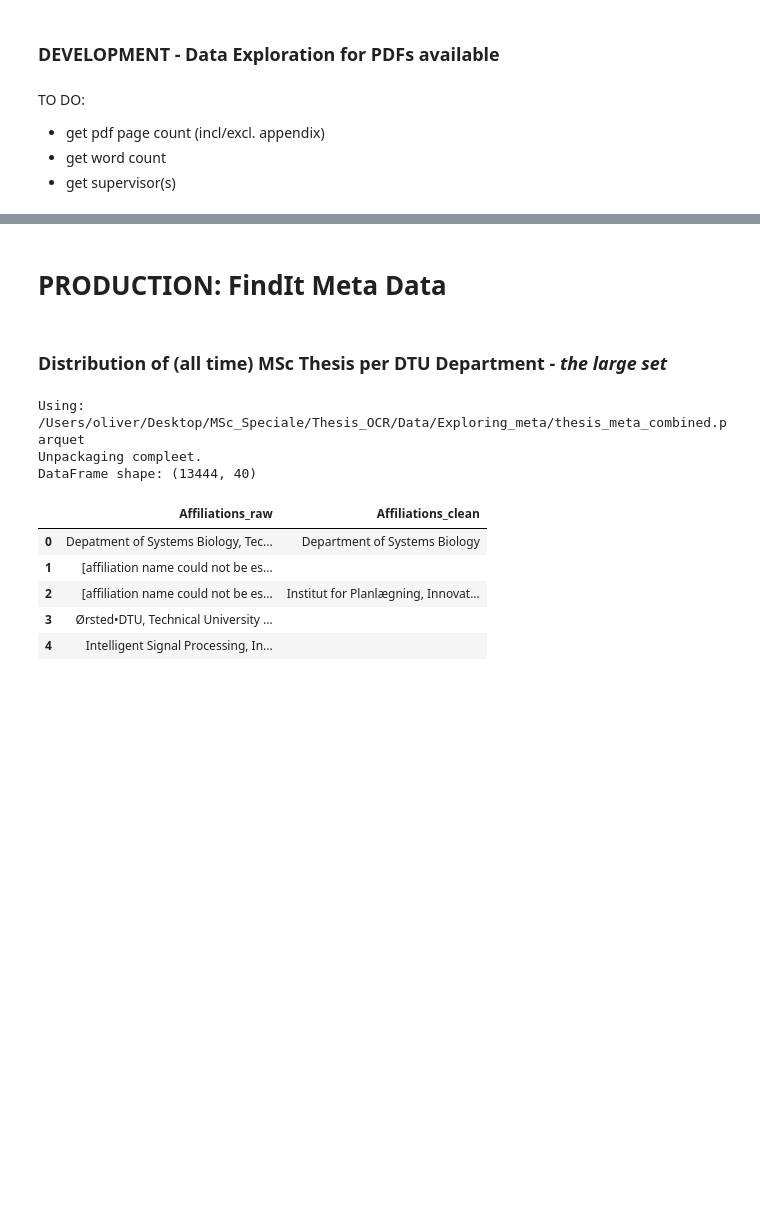
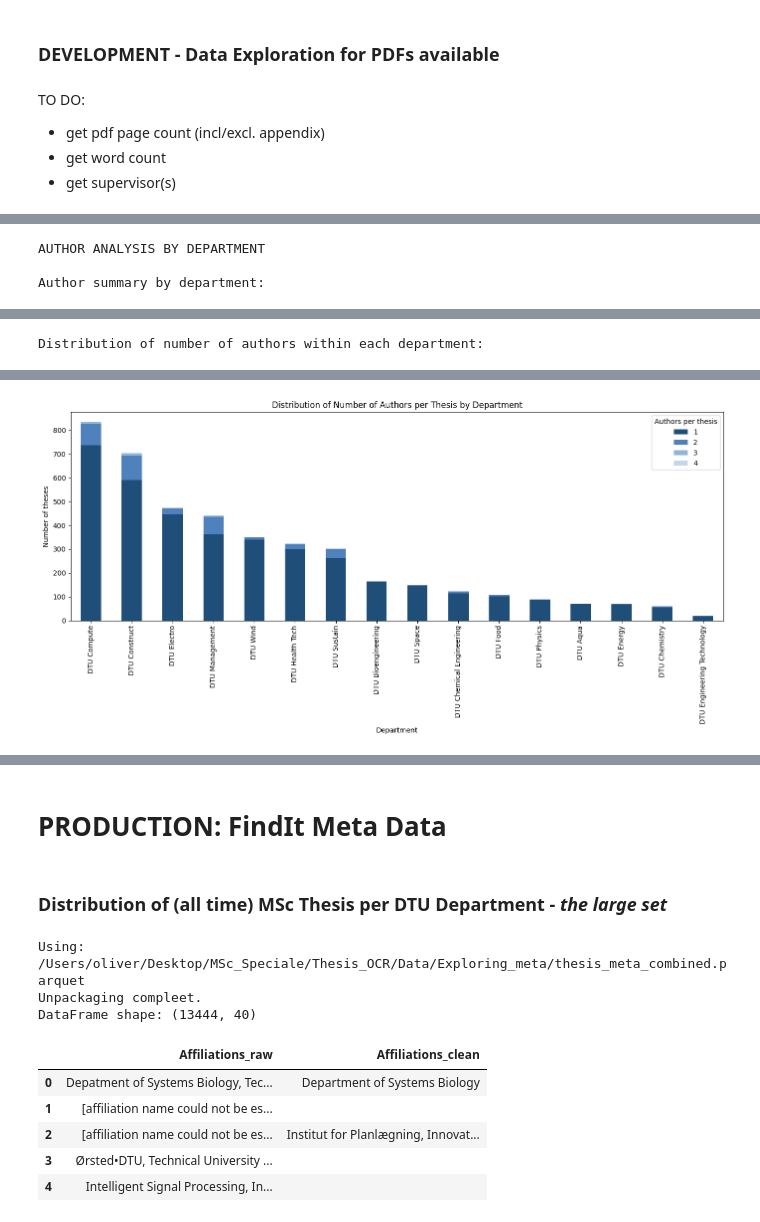
Before and after one commit to OliverKviat/Thesis_OCR, a Jupyter notebook: exploring_data/SANDBOX_Exploring_track1.ipynb, the cells around one changed output, grey strips where cells are left out. Cells and saved outputs as stored; diff of their text form; code cells hidden in the pictures; blank space fills up the shorter version.

```diff
--- a/exploring_data/SANDBOX_Exploring_track1.ipynb
+++ b/exploring_data/SANDBOX_Exploring_track1.ipynb
@@ -327,0 +323,75 @@ Department distribution:
+# %%
+# --- 4) Author analysis by Department_new: summary + plot ---
+print("\nAUTHOR ANALYSIS BY DEPARTMENT")
+
+def _count_authors(author_value):
+    if pd.isna(author_value):
+        return 0
+    tokens = [a.strip() for a in str(author_value).split("|") if a.strip()]
+    return len(tokens)
+
+department_author_analysis = df_pdf_available[["Department_new", "Author"]].copy()
+department_author_analysis["Department_new"] = department_author_analysis["Department_new"].fillna("Missing")
+department_author_analysis["Author_count"] = department_author_analysis["Author"].apply(_count_authors)
+
+department_author_summary = (
+    department_author_analysis.groupby("Department_new")["Author_count"]
+    .agg(thesis_count="size", mean_authors="mean", median_authors="median", max_authors="max")
+    .sort_values("thesis_count", ascending=False)
+    .round(2)
+)
+
+print("\nAuthor summary by department:")
+display(department_author_summary)
+
+department_author_distribution = (
+    department_author_analysis.groupby(["Department_new", "Author_count"])
+    .size()
+    .rename("Number of theses")
+    .reset_index()
+    .sort_values(["Department_new", "Author_count"])
+)
+
+print("\nDistribution of number of authors within each department:")
+display(department_author_distribution)
+
+department_author_pivot = (
+    department_author_distribution
+    .pivot(index="Department_new", columns="Author_count", values="Number of theses")
+    .fillna(0)
+    .astype(int)
+    .sort_values(by=list(department_author_distribution["Author_count"].unique()), ascending=False)
+    if not department_author_distribution.empty
+    else pd.DataFrame()
+ )
+
+display(department_author_pivot)
+
+author_palette = {
+    1: "#1f4e79",
+    2: "#4f81bd",
+    3: "#8fb6d8",
+    4: "#c3d6ea",
+}
+
+if not department_author_pivot.empty:
+    plot_colors = [author_palette.get(author_count, "#d0d7de") for author_count in department_author_pivot.columns]
+    ax = department_author_pivot.plot(
+        kind="bar",
+        stacked=True,
+        figsize=(14, 7),
+        color=plot_colors,
+    )
+    ax.set_xlabel("Department")
+    ax.set_ylabel("Number of theses")
+    ax.set_title("Distribution of Number of Authors per Thesis by Department")
+    ax.legend(title="Authors per thesis")
+    plt.xticks(rotation=90)
+    plt.tight_layout()
+    plt.show()
+else:
+    print("No data available to plot.")
+# %% [output]
+AUTHOR ANALYSIS BY DEPARTMENT
+
+Author summary by department:
@@ -327,0 +416 @@ Department distribution:
+Distribution of number of authors within each department:
@@ -327,0 +452 @@ Department distribution:
+[figure, added]
```
Also changed, not shown: parts of 11 cells of this notebook.
